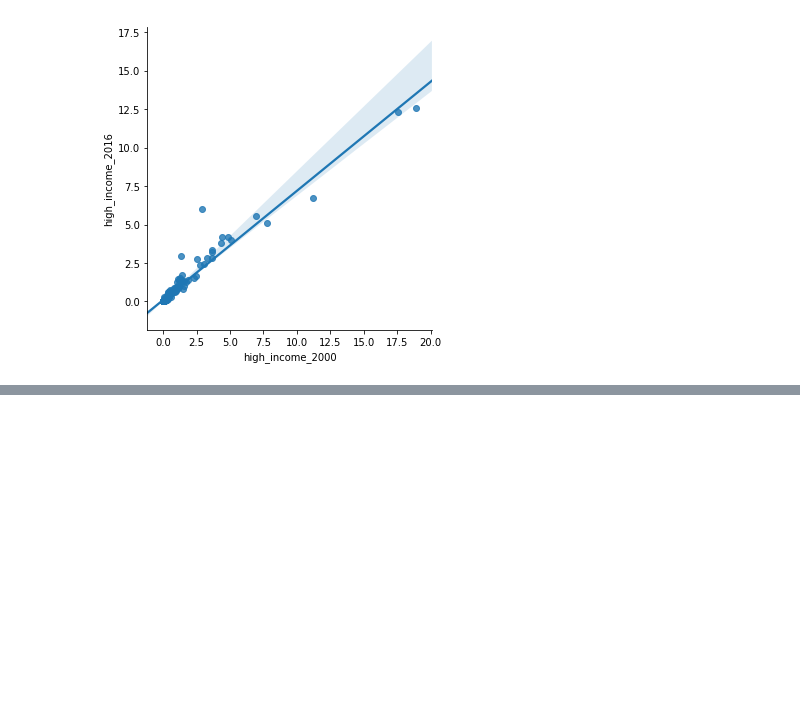
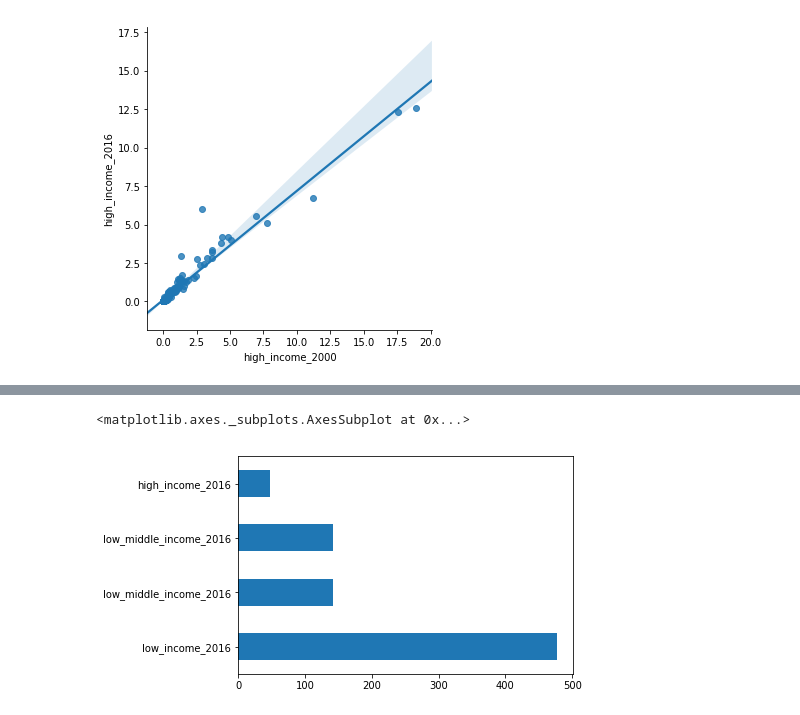
Before and after one commit to MeriemMar/data-labs, a Jupyter notebook: module-2/visualizing-real-world-data-project/your-code/Project.ipynb, the cells around one changed output, grey strips where cells are left out. Cells and saved outputs as stored; diff of their text form; code cells hidden in the pictures; blank space fills up the shorter version.

```diff
--- a/module-2/visualizing-real-world-data-project/your-code/Project.ipynb
+++ b/module-2/visualizing-real-world-data-project/your-code/Project.ipynb
@@ -268,0 +333,8 @@ sns.lmplot('high_income_2000','high_income_2016',data=df_clean)
+# %%
+dfdf=df_clean[df_clean['General_cause']=="Cardiovascular diseases"]
+
+
+dfdf.loc[:,['low_income_2016','low_middle_income_2016','low_middle_income_2016','high_income_2016']].sum(axis=0).plot.barh()
+# %% [output]
+<matplotlib.axes._subplots.AxesSubplot at 0x...>
+[figure, added]
```
Also changed, not shown: parts of 14 cells of this notebook, 1 other file.
